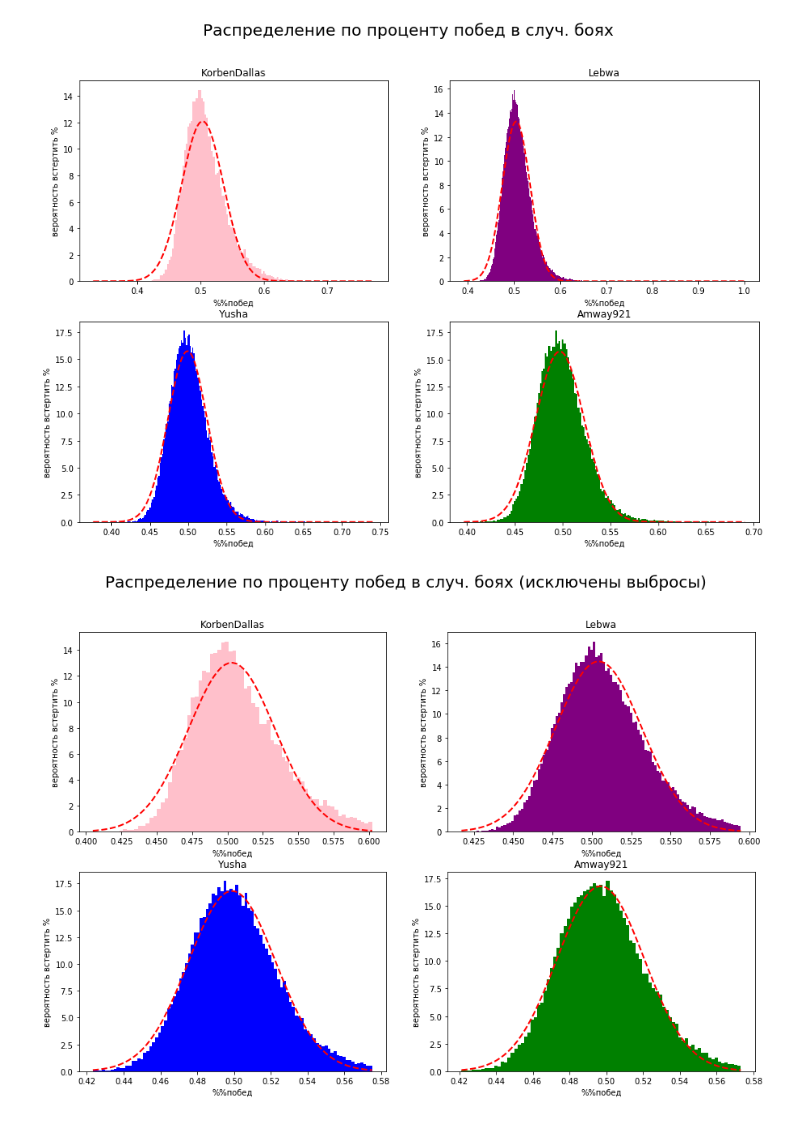
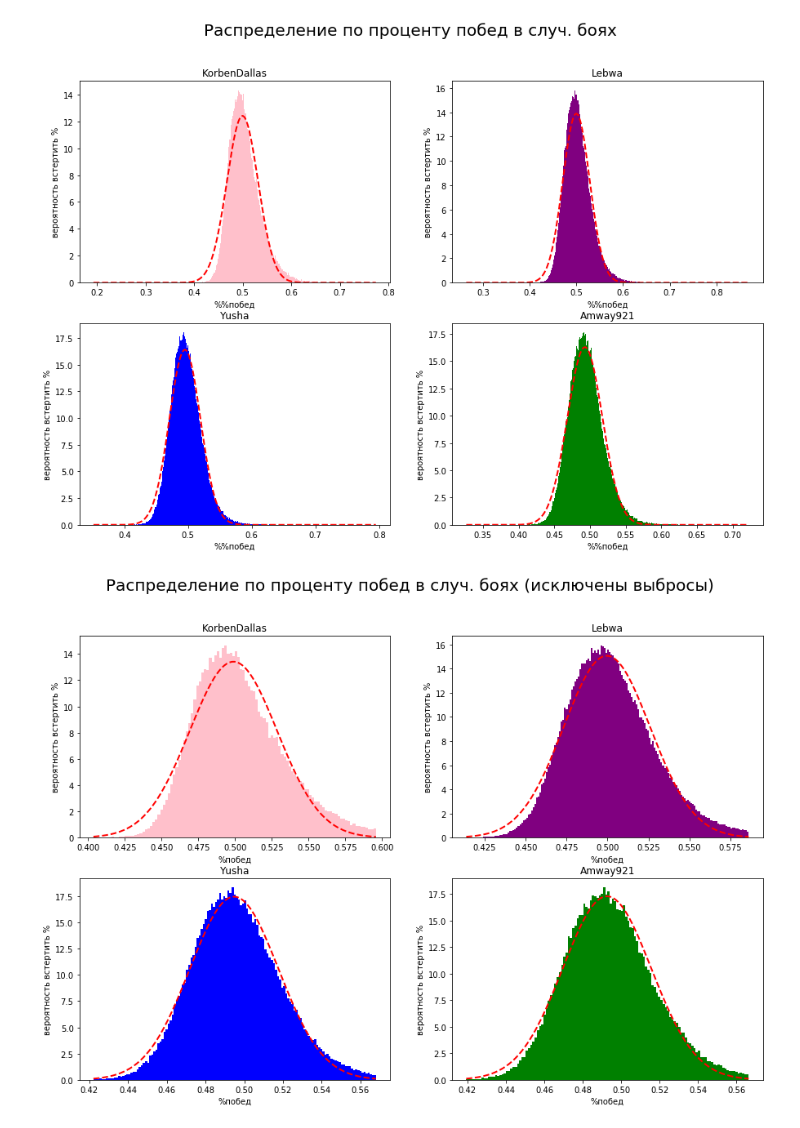
Before and after one commit to korolaab/wot-players-stat, a Jupyter notebook: Statistics.ipynb, the cells around one changed output. Saved outputs shown, nothing was run; the diff lists cells and outputs as text; code cells hidden in the pictures.

```diff
--- a/Statistics.ipynb
+++ b/Statistics.ipynb
@@ -14,7 +14,7 @@ with open("clickhouse_host.json") as f:
     host = json.loads(f.read())
 
 client = clickhouse_driver.Client(host=host["ip"],user=host["user"])
-select_team="select id,(wins/(wins+losses+draws)) as win_rate,(total_damage/(wins+losses+draws)) as avg_damage, avg_xp from wot.player_stat where bb_team='{}'"
+select_team="select id,(wins/(wins+losses+draws)) as win_rate,(total_damage/(wins+losses+draws)) as avg_damage, avg_xp from wot.player_stat where wins!=0 and losses!=0 and draws!=0 and bb_team='{}'"
 # %%
 Korben_team_all = client.execute(select_team.format(Korben_medal))
 Lebwa_team_all = client.execute(select_team.format(Lebwa_medal))
@@ -50,27 +50,27 @@ for t in range(4):
     plt.plot(bins, 1/(sigma * np.sqrt(2 * np.pi))*
              np.exp( - (bins - mu)**2 / (2 * sigma**2) ), linewidth=2, color='r',ls='--')
 # %% [output]
-[figure, old version]
+[figure, new version]
 # %%
 for i in range(len(teams)):
     teams[i] = reject_outliers(teams[i])
 # %%
 
 fig = plt.figure(0)
 fig.suptitle("Распределение по проценту побед в случ. боях (исключены выбросы)",fontsize=20)
 
 for t in range(4):
     plt.subplot(2,2,t+1)
     plt.title(team_names[t])
     n,bins,pat=plt.hist([teams[t]],bins="auto",facecolor=team_colors[t],density=True)
     sigma = np.std(teams[t])
     mu = np.median(teams[t])
-    plt.xlabel("%%побед")
+    plt.xlabel("%побед")
     plt.ylabel("вероятность встертить %")
     plt.plot(bins, 1/(sigma * np.sqrt(2 * np.pi))*
              np.exp( - (bins - mu)**2 / (2 * sigma**2) ), linewidth=2, color='r',ls='--')
 # %% [output]
-[figure, old version]
+[figure, new version]
 # %%
 print("Медиана процента побед:")
 for t in range(4):
```
Also changed, not shown: parts of 15 cells of this notebook.
